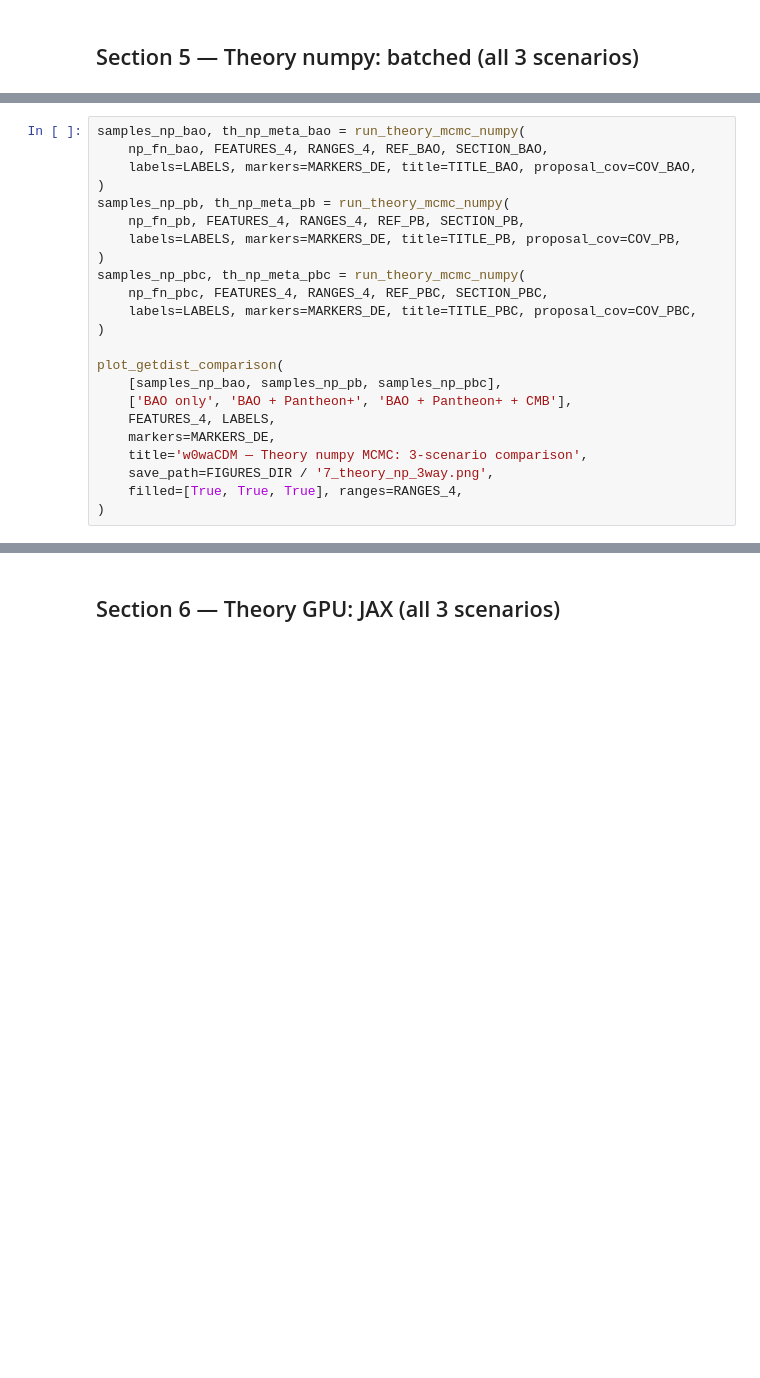
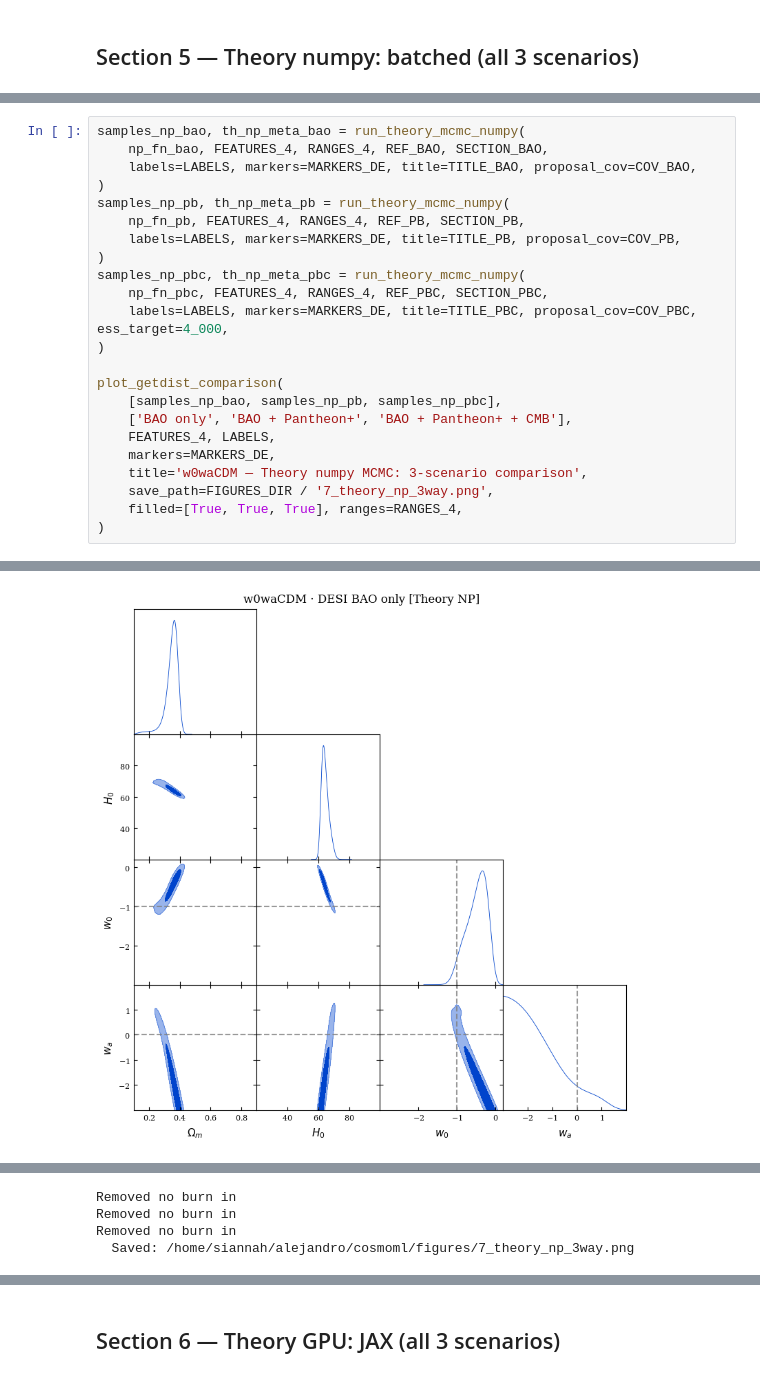
Before and after one commit to AlejandroMirRamos/CosmoML, a Jupyter notebook: notebooks/07_Benchmark.ipynb, the cells around one changed output, grey strips where cells are left out. Saved outputs shown, nothing was run; the diff lists cells and outputs as text; blank space fills up the shorter version.

```diff
--- a/notebooks/07_Benchmark.ipynb
+++ b/notebooks/07_Benchmark.ipynb
@@ -533,7 +649,7 @@ samples_np_pb, th_np_meta_pb = run_theory_mcmc_numpy(
 )
 samples_np_pbc, th_np_meta_pbc = run_theory_mcmc_numpy(
     np_fn_pbc, FEATURES_4, RANGES_4, REF_PBC, SECTION_PBC,
-    labels=LABELS, markers=MARKERS_DE, title=TITLE_PBC, proposal_cov=COV_PBC,
+    labels=LABELS, markers=MARKERS_DE, title=TITLE_PBC, proposal_cov=COV_PBC, ess_target=4_000,
 )
 
 plot_getdist_comparison(
@@ -545,3 +661,4 @@ plot_getdist_comparison(
     save_path=FIGURES_DIR / '7_theory_np_3way.png',
     filled=[True, True, True], ranges=RANGES_4,
 )
+# %% [output]
@@ -547,0 +682 @@ plot_getdist_comparison(
+[figure, added]
@@ -547,0 +718,4 @@ plot_getdist_comparison(
+Removed no burn in
+Removed no burn in
+Removed no burn in
+  Saved: /home/siannah/alejandro/cosmoml/figures/7_theory_np_3way.png
```
Also changed, not shown: parts of 11 cells of this notebook.
